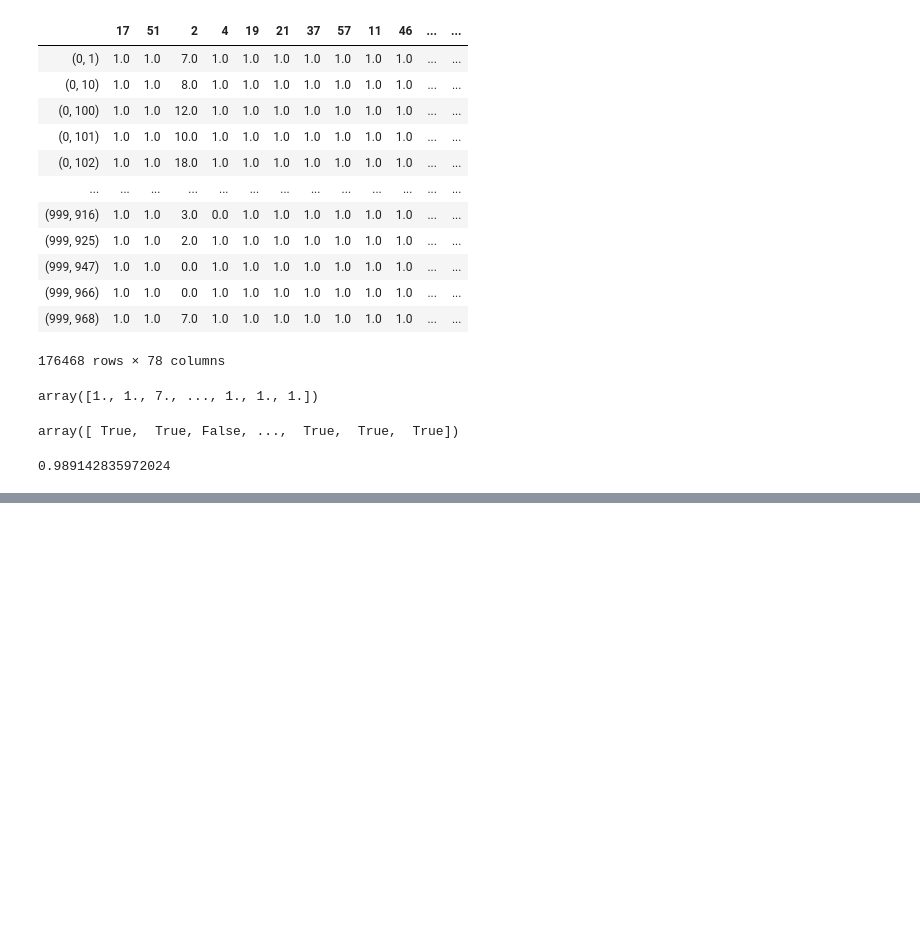
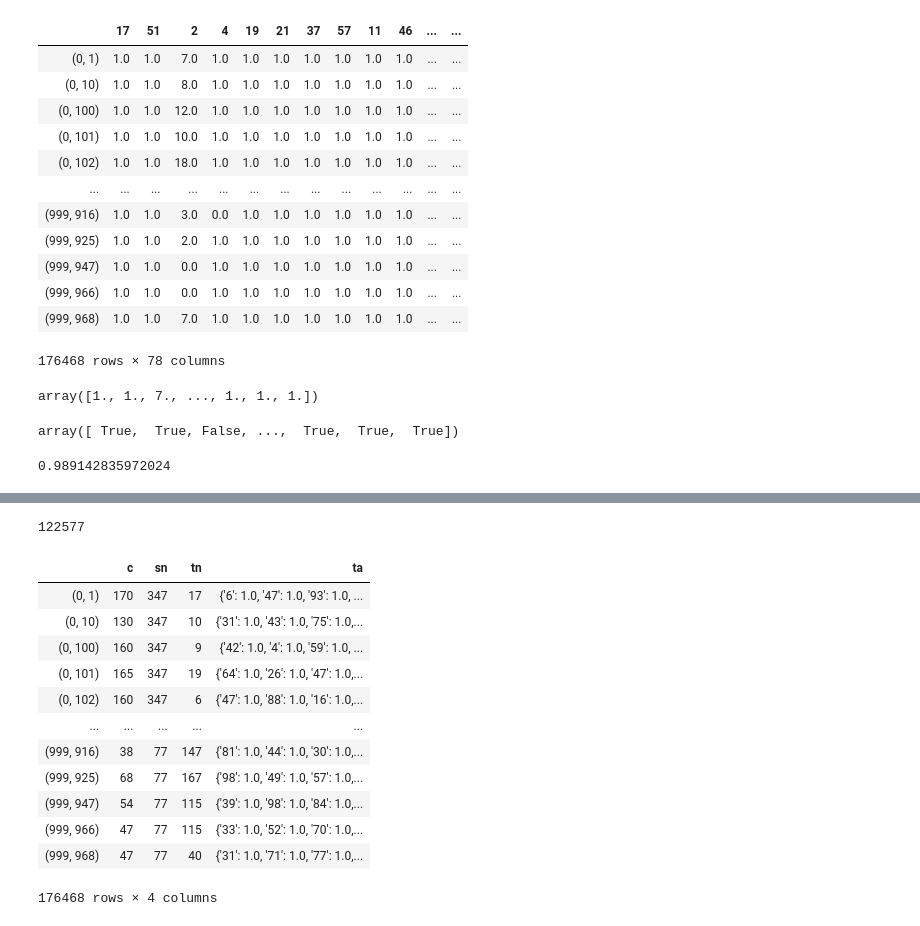
Before and after one commit to WiktorJ/node2vec, a Jupyter notebook: notebooks/data_analysis.ipynb, the cells around one changed output, grey strips where cells are left out. Drawn from its saved outputs; the diff is of its cells as text; code cells hidden in the pictures; blank space fills up the shorter version.

```diff
--- a/notebooks/data_analysis.ipynb
+++ b/notebooks/data_analysis.ipynb
@@ -564 +648,21 @@ df2['count']
+# %%
+sum(sn_group[sn_group.index >= 50])
+# %% [output]
+122577
+# %%
+dfe[1].groupby('sn')
+# %% [output]
+|  | c | sn | tn | ta |
+| (0, 1) | 170 | 347 | 17 | {'6': 1.0, '47': 1.0, '93': 1.0, ... |
+| (0, 10) | 130 | 347 | 10 | {'31': 1.0, '43': 1.0, '75': 1.0,... |
+| (0, 100) | 160 | 347 | 9 | {'42': 1.0, '4': 1.0, '59': 1.0, ... |
+| (0, 101) | 165 | 347 | 19 | {'64': 1.0, '26': 1.0, '47': 1.0,... |
+| (0, 102) | 160 | 347 | 6 | {'47': 1.0, '88': 1.0, '16': 1.0,... |
+| ... | ... | ... | ... | ... |
+| (999, 916) | 38 | 77 | 147 | {'81': 1.0, '44': 1.0, '30': 1.0,... |
+| (999, 925) | 68 | 77 | 167 | {'98': 1.0, '49': 1.0, '57': 1.0,... |
+| (999, 947) | 54 | 77 | 115 | {'39': 1.0, '98': 1.0, '84': 1.0,... |
+| (999, 966) | 47 | 77 | 115 | {'33': 1.0, '52': 1.0, '70': 1.0,... |
+| (999, 968) | 47 | 77 | 40 | {'31': 1.0, '71': 1.0, '77': 1.0,... |
+176468 rows × 4 columns
 # %%
```
Also changed, not shown: parts of 22 cells of this notebook, 2 other files.
